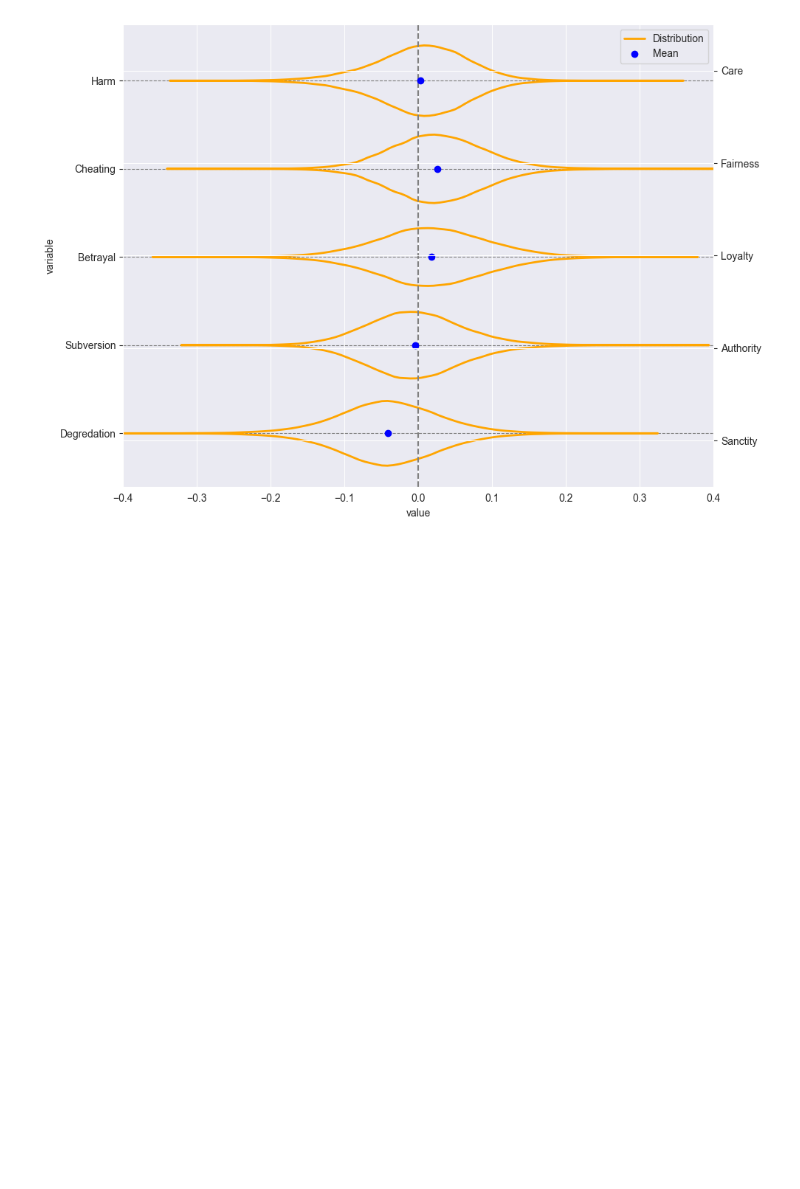
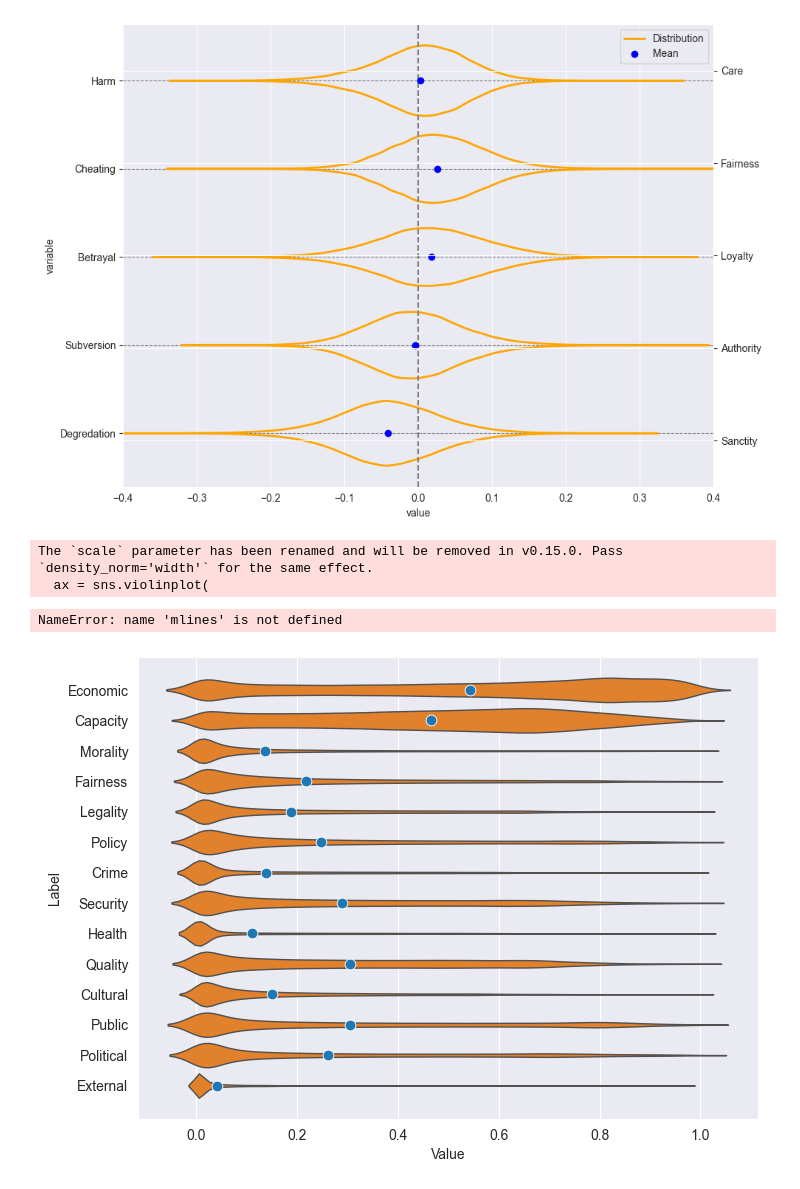
Before and after one commit to NicoOhler/wikipedia_framing_analysis, a Jupyter notebook: violin_plot.ipynb, the cells around one changed output. Saved outputs shown, nothing was run; the diff lists cells and outputs as text; code cells hidden in the pictures; blank space fills up the shorter version.

Commit message:
violin plot for framing labels

```diff
--- a/violin_plot.ipynb
+++ b/violin_plot.ipynb
@@ -166,3 +166,77 @@ def visualize_means(dfs, titles, pole_names):
 visualize_means([combined_df], ["Distribution"],pole_names)
 # %% [output]
 [figure]
+# %%
+import os
+import pandas as pd
+import matplotlib.pyplot as plt
+import seaborn as sns
+
+def plot_label_violins(file_paths, custom_names, output_dir, name="Temp", colors=None):
+    if not file_paths or len(file_paths) != len(custom_names):
+        print("Error: Ensure file_paths and custom_names are non-empty and have the same length.")
+        return
+
+    # Load and melt data
+    long_df_list = []
+    for file_path, label in zip(file_paths, custom_names):
+        df = pd.read_csv(file_path)
+        melted = df.melt(var_name="Label", value_name="Value")
+        melted["Source"] = label
+        long_df_list.append(melted)
+    long_df = pd.concat(long_df_list, ignore_index=True)
+
+    # Custom colors
+    orange_color = "#FF7F0E"  # Distribution (violin)
+    blue_color = "#1F77B4"    # Mean (dot)
+
+    plt.figure(figsize=(8, 6))
+    ax = sns.violinplot(
+        data=long_df,
+        x="Value",
+        y="Label",
+        scale="width",
+        inner=None,
+        linewidth=1,
+        color=orange_color
+    )
+
+    # Add mean points
+    means = long_df.groupby("Label")["Value"].mean().reset_index()
+    sns.scatterplot(
+        data=means,
+        x="Value",
+        y="Label",
+        color=blue_color,
+        marker='o',
+        s=60,
+        ax=ax
+    )
+
+    # Custom legend
+    distribution_line = mlines.Line2D([], [], color=orange_color, linewidth=2, label='Distribution')
+    mean_dot = mlines.Line2D([], [], color=blue_color, marker='o', linestyle='None', label='Mean')
+    ax.legend(handles=[distribution_line, mean_dot], loc="lower right")
+
+
+
+
+    plt.title(name)
+    plt.xlabel("")
+    plt.ylabel("")
+    plt.xlim(0, 1.2)
+    plt.tight_layout()
+
+    plt.savefig(output_dir, bbox_inches="tight")
+    plt.show()
+file_paths = ["new_cluster/custom_files/labels/combined_labels.csv"]
+custom_names = ["Distribution"]
+output_dir = "new_cluster/plots"
+plot_name = "Distribution"
+
+plot_label_violins(file_paths, custom_names, output_dir, name=plot_name)
+# %% [output]
+The `scale` parameter has been renamed and will be removed in v0.15.0. Pass `density_norm='width'` for the same effect.
+  ax = sns.violinplot(
+NameError: name 'mlines' is not defined
+[figure, added]
```
